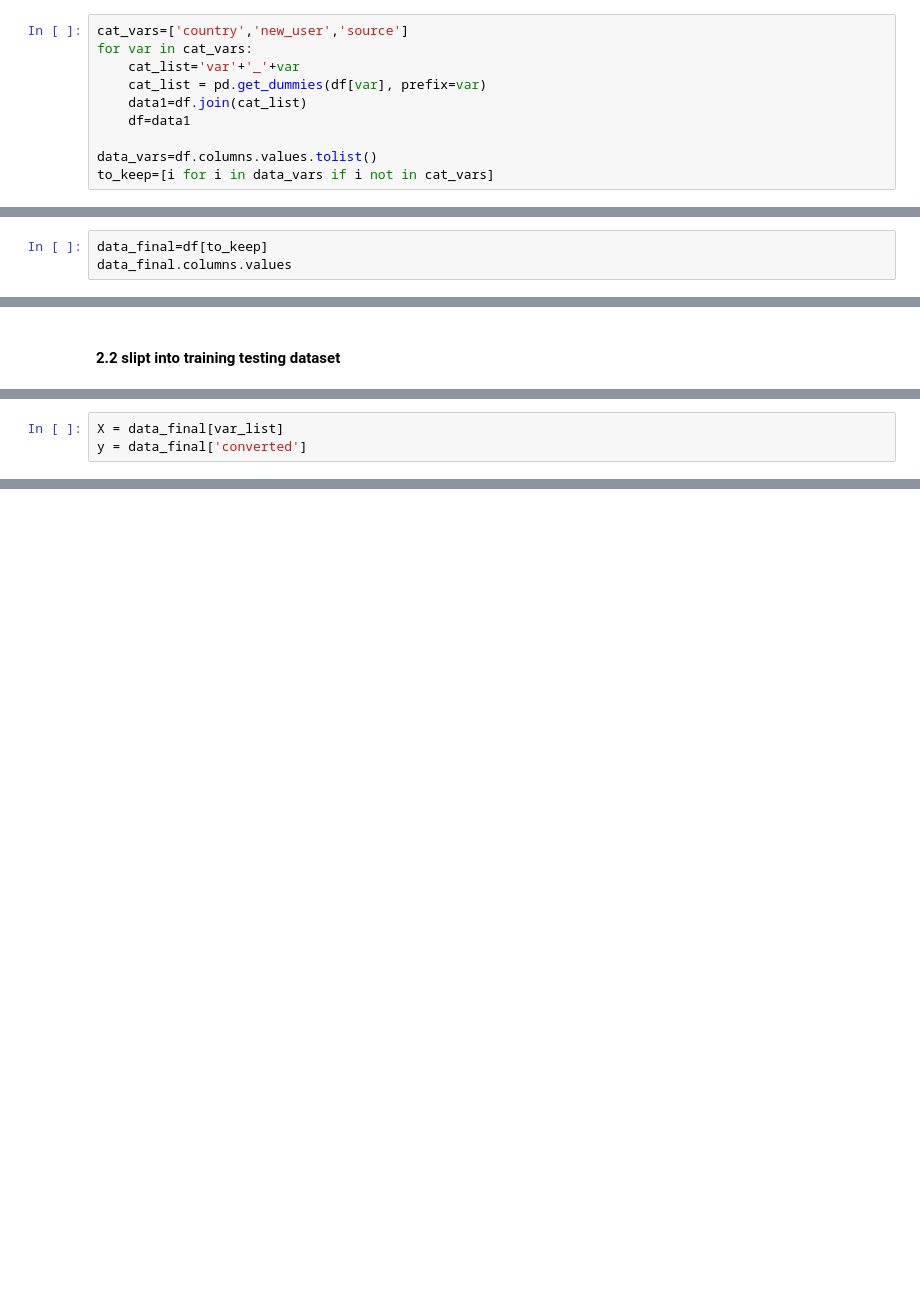
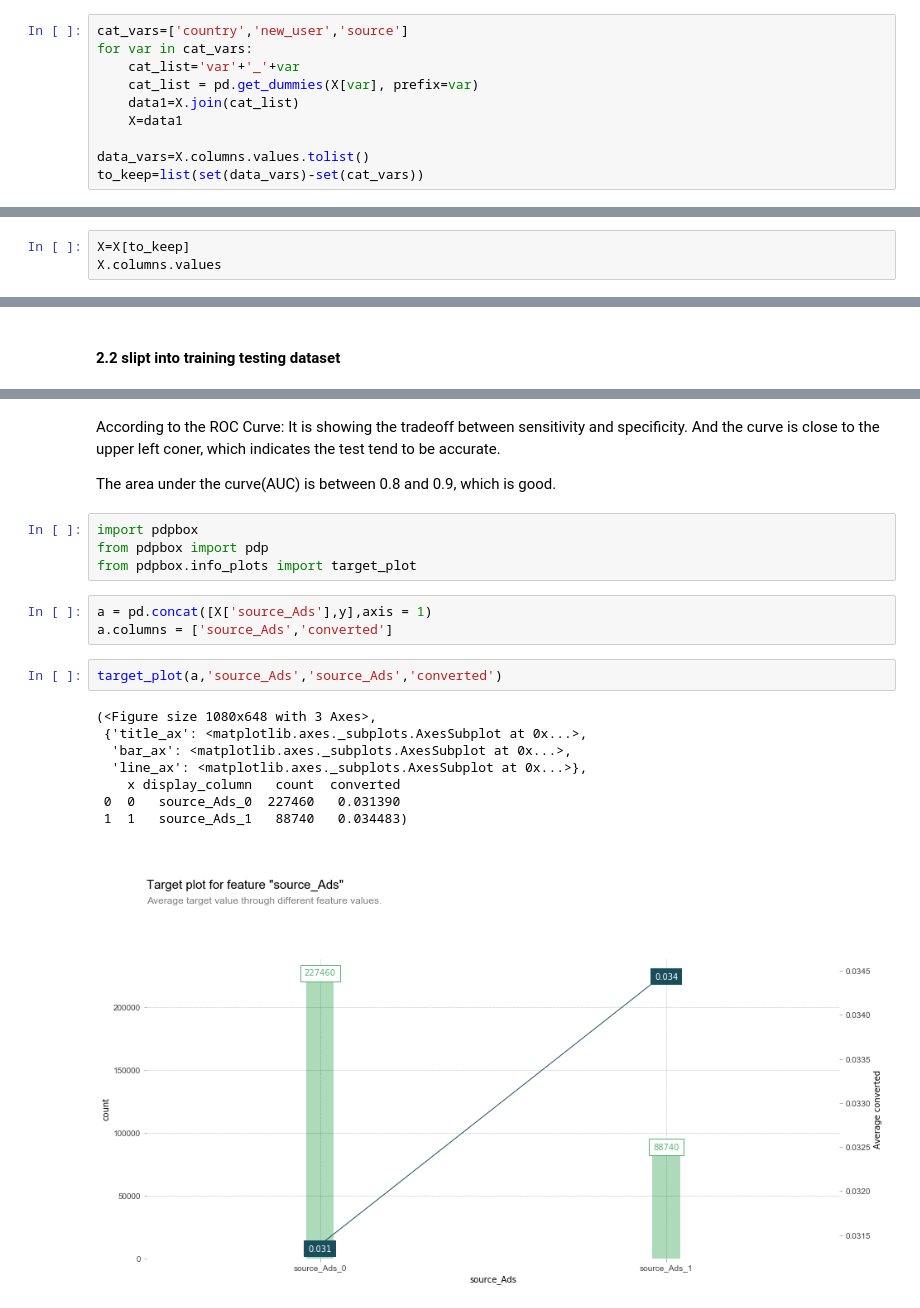
Before and after one commit to crazywiden/Leetcode_daily_submit, a Jupyter notebook: 20e/Conversion_data_20e.ipynb, the cells around one changed output, grey strips where cells are left out. Cells and saved outputs as stored; diff of their text form; blank space fills up the shorter version.

Commit message:
attempt to plot partial dependency(in process)

```diff
--- a/20e/Conversion_data_20e.ipynb
+++ b/20e/Conversion_data_20e.ipynb
@@ -271,9 +285,9 @@ plt.plot(x_tpv_binned, np.log(y_tpv_binned.values))
 cat_vars=['country','new_user','source']
 for var in cat_vars:
     cat_list='var'+'_'+var
-    cat_list = pd.get_dummies(df[var], prefix=var)
-    data1=df.join(cat_list)
-    df=data1
+    cat_list = pd.get_dummies(X[var], prefix=var)
+    data1=X.join(cat_list)
+    X=data1
 
-data_vars=df.columns.values.tolist()
-to_keep=[i for i in data_vars if i not in cat_vars]
+data_vars=X.columns.values.tolist()
+to_keep=list(set(data_vars)-set(cat_vars))
@@ -289,4 +294,4 @@ df.head()
 # %%
-data_final=df[to_keep]
-data_final.columns.values
+X=X[to_keep]
+X.columns.values
 # %% [output]
@@ -305,3 +302,0 @@ var_list.remove('country_new')
-# %%
-X = data_final[var_list]
-y = data_final['converted']
@@ -348,0 +399,22 @@ plt.show()
+# %% [markdown]
+According to the ROC Curve: It is showing the tradeoff between sensitivity and specificity. And the curve is close to the upper left coner, which indicates the test tend to be accurate.
+
+The area under the curve(AUC) is between 0.8 and 0.9, which is good.
+# %%
+import pdpbox
+from pdpbox import pdp
+from pdpbox.info_plots import target_plot
+# %%
+a = pd.concat([X['source_Ads'],y],axis = 1)
+a.columns = ['source_Ads','converted']
+# %%
+target_plot(a,'source_Ads','source_Ads','converted')
+# %% [output]
+(<Figure size 1080x648 with 3 Axes>,
+ {'title_ax': <matplotlib.axes._subplots.AxesSubplot at 0x...>,
+  'bar_ax': <matplotlib.axes._subplots.AxesSubplot at 0x...>,
+  'line_ax': <matplotlib.axes._subplots.AxesSubplot at 0x...>},
+    x display_column   count  converted
+ 0  0   source_Ads_0  227460   0.031390
+ 1  1   source_Ads_1   88740   0.034483)
+[figure, added]
```
Also changed, not shown: parts of 46 cells of this notebook.
